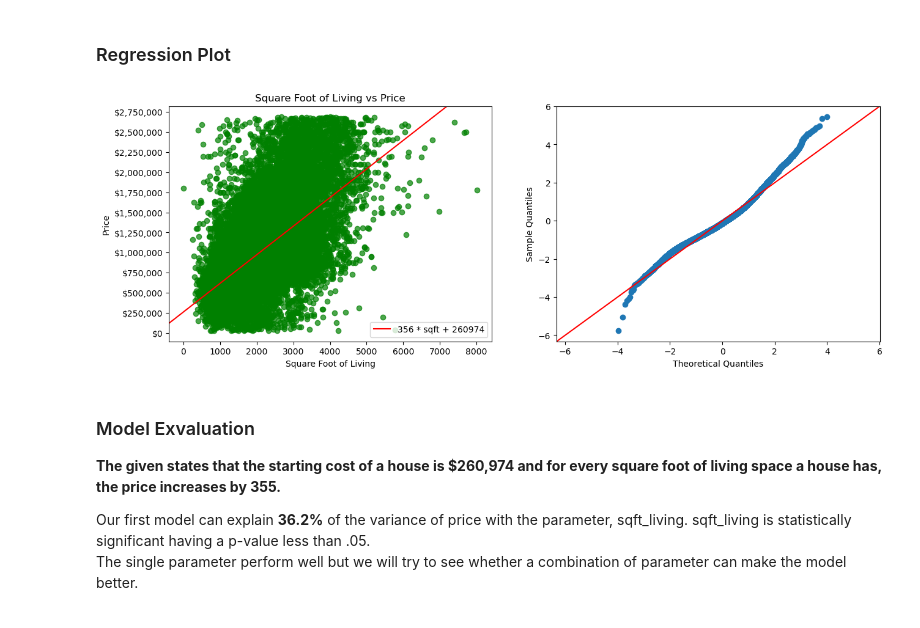
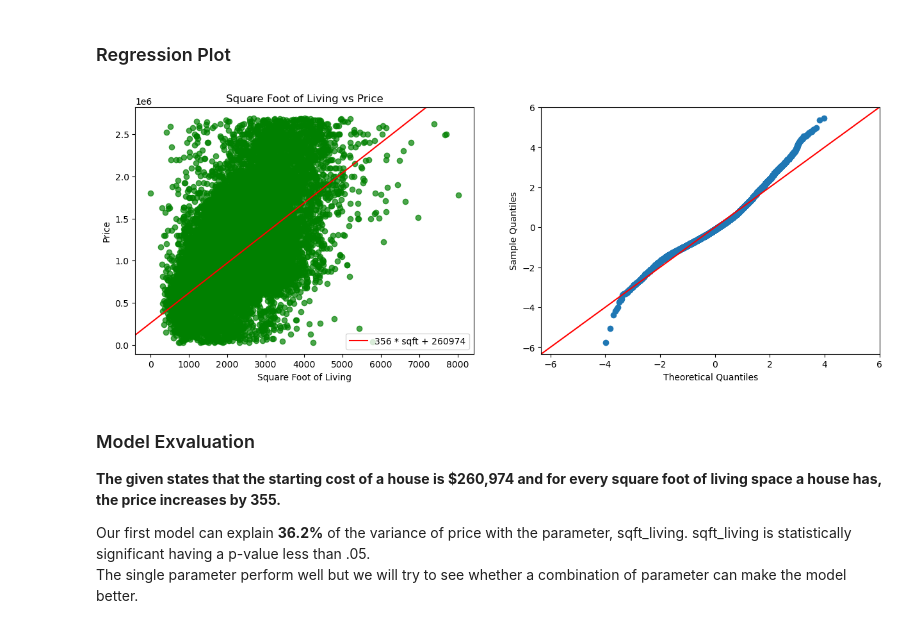
Before and after one commit to Tommyphung1/King-County-Feature-Regression, a Jupyter notebook: house_notebook.ipynb, the cells around one changed output. Cells and saved outputs as stored; diff of their text form; code cells hidden in the pictures.

```diff
--- a/house_notebook.ipynb
+++ b/house_notebook.ipynb
@@ -132,23 +132,23 @@ strong multicollinearity or other numerical problems.
 # %%
 ### Graph the scatter plot and the regression plot along the same plot
 fig, ax = plt.subplots(ncols=2, figsize = (15,5))
 
 ax[0].scatter(df_w_dummies['sqft_living'], df_w_dummies['price'], alpha = .7, color = 'green')
 ax[0].set_ylabel('Price')
 ax[0].set_xlabel('Square Foot of Living')
 
 ax[0].set_title('Square Foot of Living vs Price')
-y_ticks = np.arange(0,3000000, 250000)
-y_ticks_str = ['${:,}'.format(y) for y in y_ticks]
-ax[0].set_yticks(np.arange(0,3000000, 250000));
-ax[0].set_yticklabels(y_ticks_str);
+#y_ticks = np.arange(0,3000000, 250000)
+#y_ticks_str = ['${:,}'.format(y) for y in y_ticks]
+#ax[0].set_yticks(np.arange(0,3000000, 250000));
+#ax[0].set_yticklabels(y_ticks_str);
 
 fig_1 = sm.graphics.abline_plot(model_results= result_living, ax = ax[0], color = 'red', label = '{} * sqft + {}'.format(round(result_living.params[1]),
                                                                                                                       round(result_living.params[0])))
 ax[0].legend();
 fig_1_res = sm.graphics.qqplot(result_living.resid, dist=stats.norm, line='45', fit=True, ax= ax[1])
 # %% [output]
-[figure, old version]
+[figure, new version]
 # %% [markdown]
 ### Model Exvaluation
 **The given states that the starting cost of a house is $260,974 and for every square foot of living space a house has, the price increases by 355.** <br>
```
Also changed, not shown: parts of 16 cells of this notebook, 2 other files.
